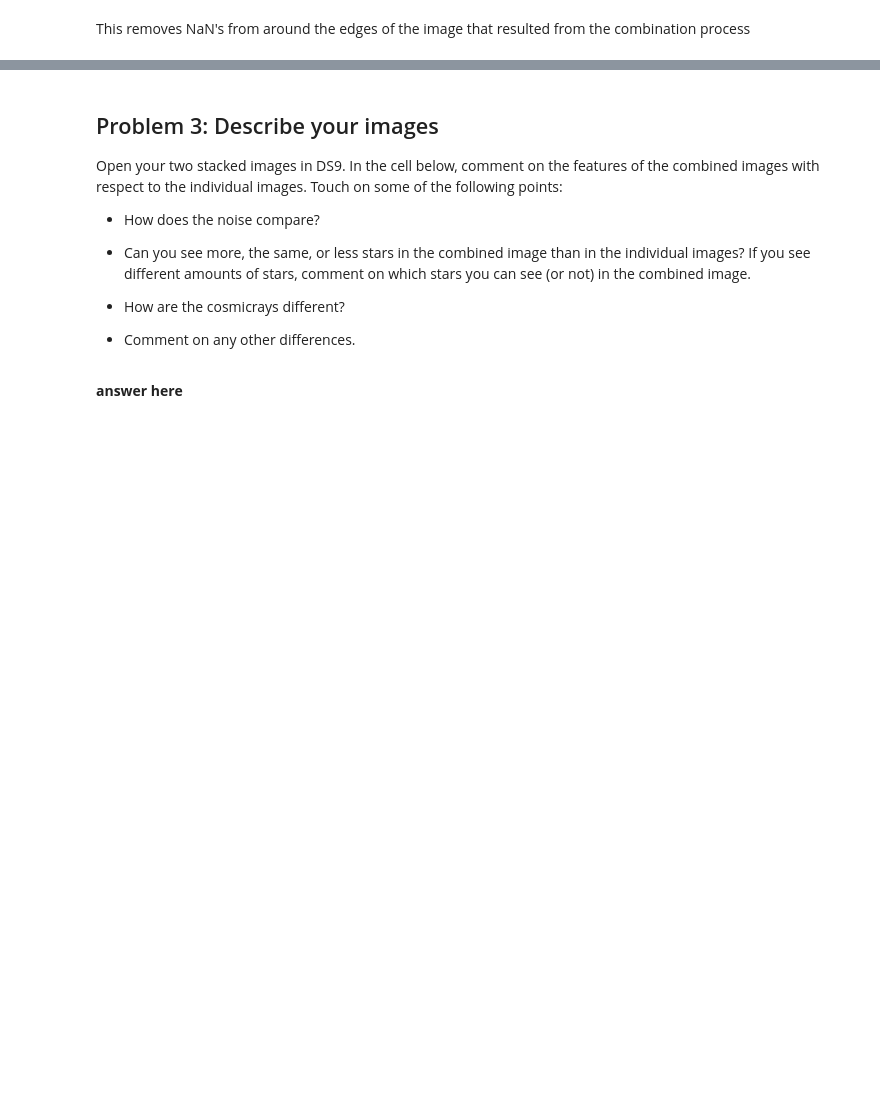
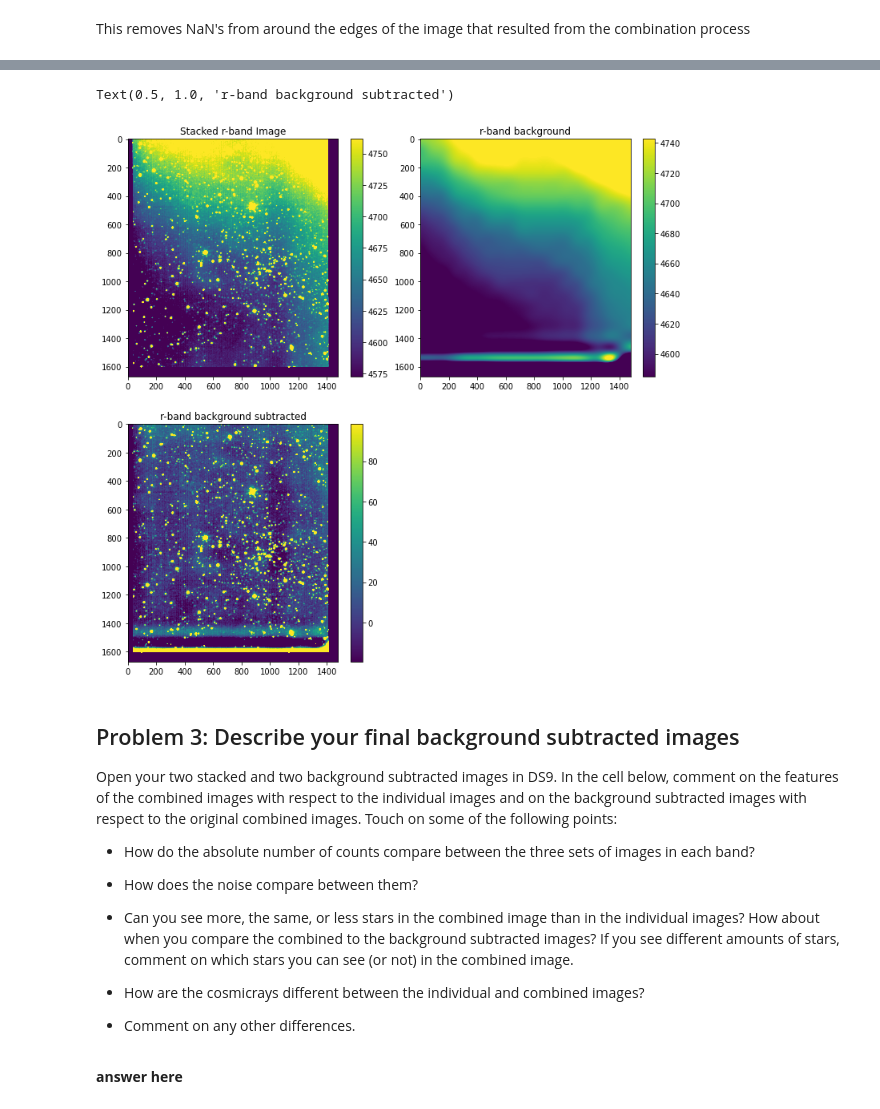
Before and after one commit to grudnick/ASTR596_FALL21, a Jupyter notebook: ObservingProject/reduction_part3_student.ipynb, the cells around one changed output, grey strips where cells are left out. Drawn from its saved outputs; the diff is of its cells as text; code cells hidden in the pictures; blank space fills up the shorter version.

```diff
--- a/ObservingProject/reduction_part3_student.ipynb
+++ b/ObservingProject/reduction_part3_student.ipynb
@@ -374,12 +486,35 @@ plt.title('Stacked r-band Image')
+# %%
+#%%time
+plt.figure(figsize=(12,12))
+plt.subplots_adjust(hspace=.2)
+plt.subplot(2,2,1)
+display_image(routimage_filename_cl,p1=20,p2=90)
+plt.colorbar(fraction=.08)
+plt.title('Stacked r-band Image')
+plt.subplot(2,2,2)
+display_image(routimage_filename_bkg,p1=20,p2=90)
+plt.colorbar(fraction=.08)
+plt.title('r-band background')
+plt.subplot(2,2,3)
+display_image(routimage_filename_bkgsub,p1=25,p2=95)
+plt.colorbar(fraction=.08)
+plt.title('r-band background subtracted')
+
+#display_image(goutimage_filename_cl, p1=20,p2=90)
+# %% [output]
+Text(0.5, 1.0, 'r-band background subtracted')
+[figure, added]
 # %% [markdown]
-## Problem 3: Describe your images
+## Problem 3: Describe your final background subtracted images
 
-Open your two stacked images in DS9.  In the cell below, comment on the features of the combined images with respect to the individual images.  Touch on some of the following points:
-* How does the noise compare?
+Open your two stacked and two background subtracted images in DS9.  In the cell below, comment on the features of the combined images with respect to the individual images and on the background subtracted images with respect to the original combined images.  Touch on some of the following points:
+* How do the absolute number of counts compare between the three sets of images in each band?
 
-* Can you see more, the same, or less stars in the combined image than in the individual images?  If you see different amounts of stars, comment on which stars you can see (or not) in the combined image.
+* How does the noise compare between them?
 
-* How are the cosmicrays different?
+* Can you see more, the same, or less stars in the combined image than in the individual images?  How about when you compare the combined to the background subtracted images?  If you see different amounts of stars, comment on which stars you can see (or not) in the combined image.
+
+* How are the cosmicrays different between the individual and combined images?
 
 * Comment on any other differences.
 # %% [markdown]
```
Also changed, not shown: parts of 15 cells of this notebook.
